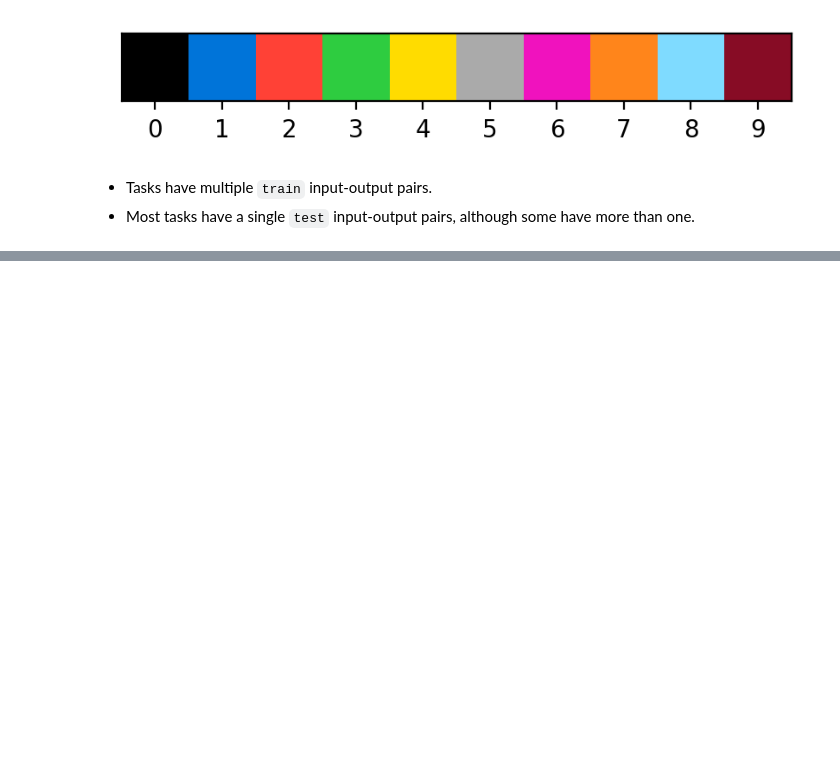
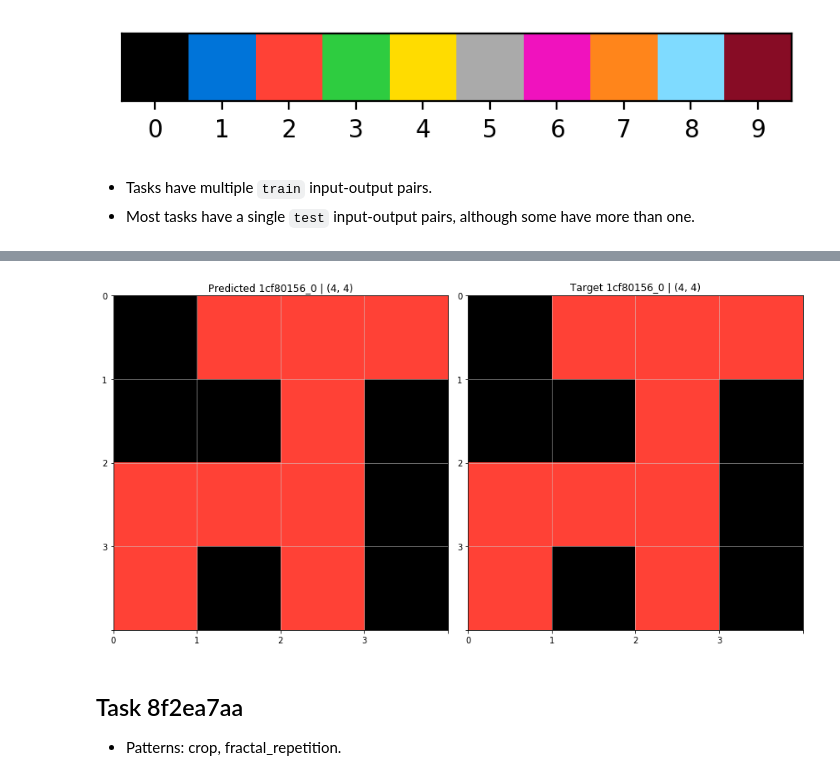
Before and after one commit to vitalwarley/abstract_reasoning, a Jupyter notebook: intro.ipynb, the cells around one changed output, grey strips where cells are left out. Drawn from its saved outputs; the diff is of its cells as text; code cells hidden in the pictures; blank space fills up the shorter version.

```diff
--- a/intro.ipynb
+++ b/intro.ipynb
@@ -167,0 +197,21 @@ plt.show()
+# %%
+task = just_load_task(training_tasks[tid], training_path)
+task = task['train']
+# %%
+def nth_sample(task, n):
+    if n < 0 or n >= len(task):
+        return None, None
+    pixmap_in = np.array(task[n]['input'])
+    pixmap_out = np.array(task[n]['output'])
+    return pixmap_in, pixmap_out
+# %%
+pixmap_in, pixmap_out = nth_sample(task, 0)
+# %%
+pred = crop_to_content_unlifted(pixmap_in)
+plot_pred_and_target(pred, pixmap_out, fname[:-5] + '_0')
+# %% [output]
+[figure, added]
+# %% [markdown]
+## Task 8f2ea7aa
+
+- Patterns: crop, fractal_repetition.
```
Also changed, not shown: parts of 60 cells of this notebook, 1 other file.
